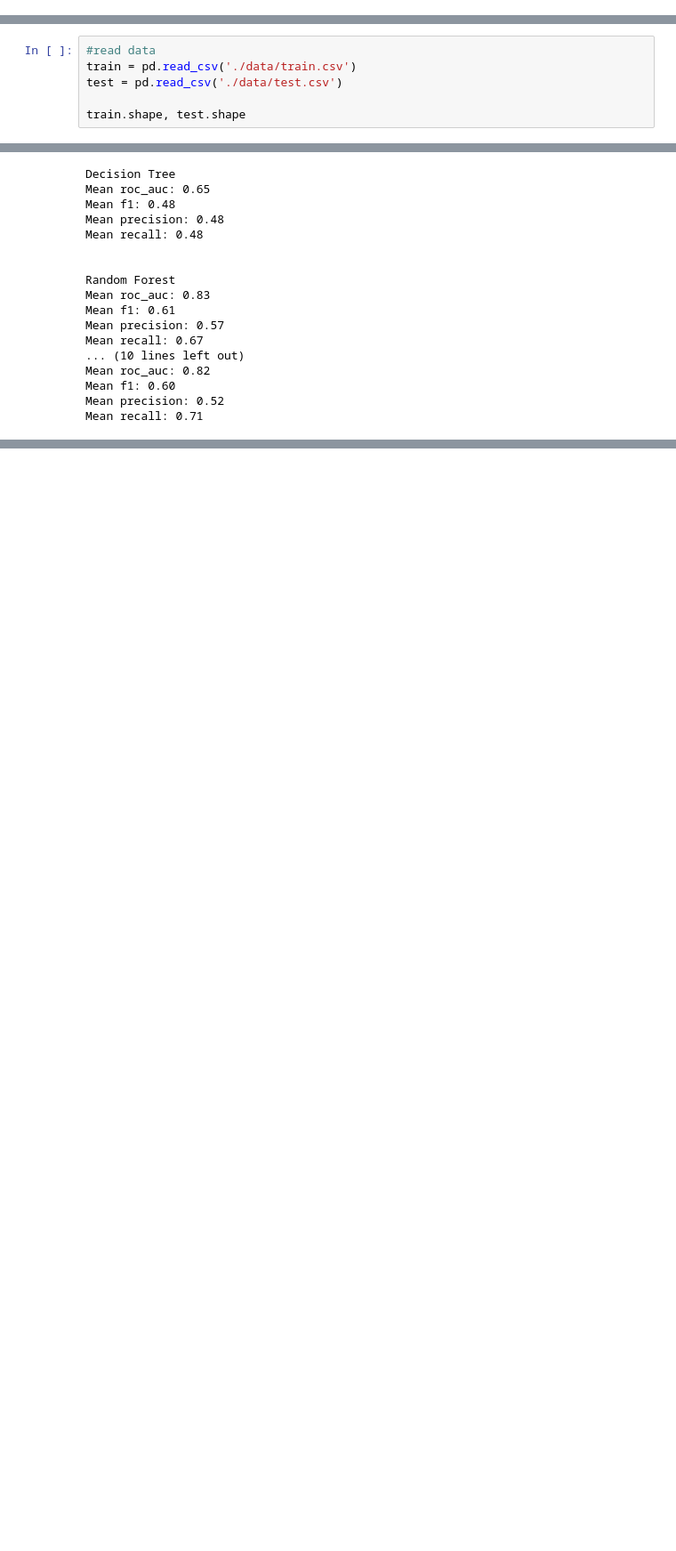
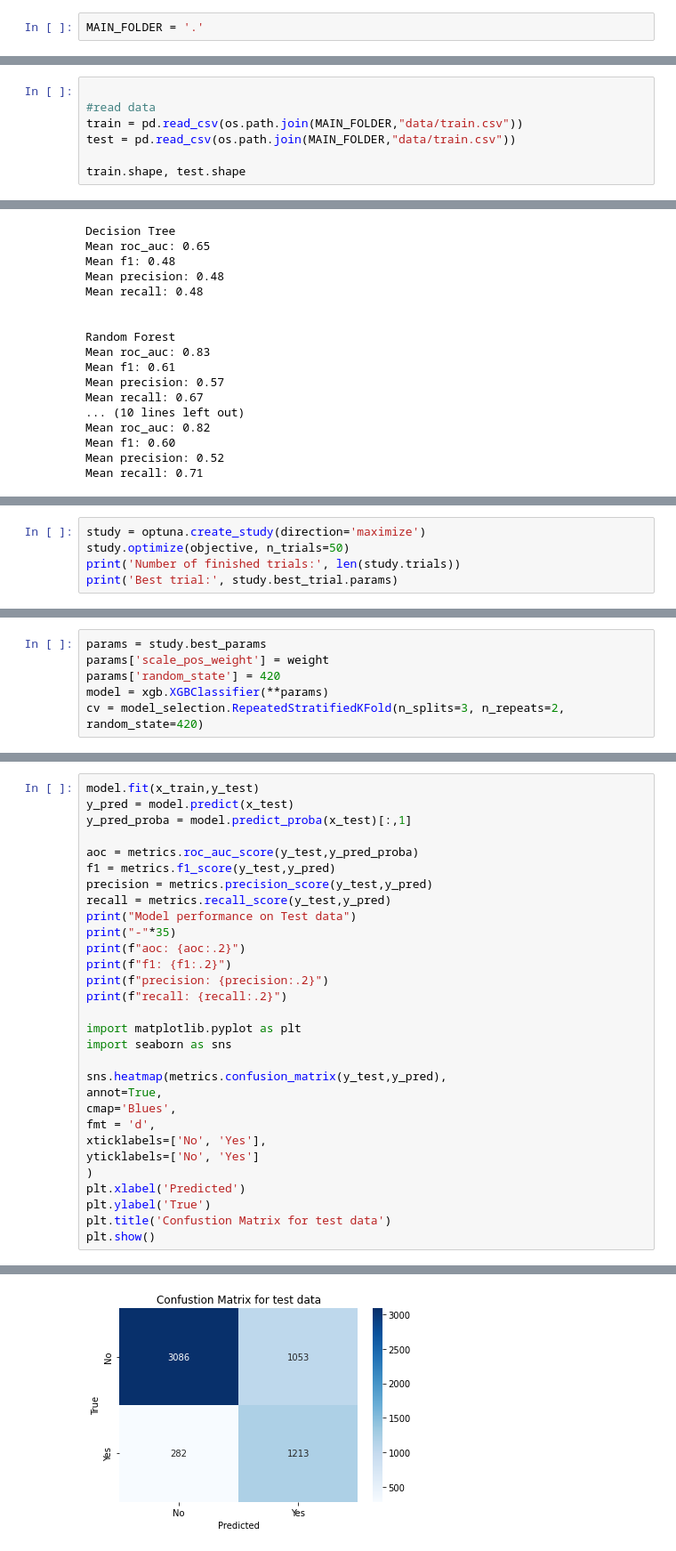
Before and after one commit to agno-nymous/Telco-customer-churn, a Jupyter notebook: notebooks/2_preprocessing.ipynb, the cells around one changed output, grey strips where cells are left out. Shown: that part at 89% size. Drawn from its saved outputs; the diff is of its cells as text; blank space fills up the shorter version.

Commit message:
hyperparameter tuning and model inference done

```diff
--- a/notebooks/2_preprocessing.ipynb
+++ b/notebooks/2_preprocessing.ipynb
@@ -1,3 +1,5 @@
+# %%
+MAIN_FOLDER = '.'
 # %%
 import pandas as pd
 import numpy as np
@@ -21,9 +23,10 @@ warnings.filterwarnings('ignore')
 import os
 os.environ['KMP_DUPLICATE_LIB_OK']='True'
 # %%
+
 #read data
-train = pd.read_csv('./data/train.csv')
-test = pd.read_csv('./data/test.csv')
+train = pd.read_csv(os.path.join(MAIN_FOLDER,"data/train.csv"))
+test = pd.read_csv(os.path.join(MAIN_FOLDER,"data/train.csv"))
 
 train.shape, test.shape
 # %% [output]
@@ -190,0 +226,5 @@ The best model is found to be XGBoost which had the large scores in both roc-auc
+# %%
+study = optuna.create_study(direction='maximize')
+study.optimize(objective, n_trials=50)
+print('Number of finished trials:', len(study.trials))
+print('Best trial:', study.best_trial.params)
@@ -190,0 +251,6 @@ The best model is found to be XGBoost which had the large scores in both roc-auc
+# %%
+params = study.best_params
+params['scale_pos_weight'] = weight
+params['random_state'] = 420
+model = xgb.XGBClassifier(**params)
+cv = model_selection.RepeatedStratifiedKFold(n_splits=3, n_repeats=2, random_state=420)
@@ -190,0 +266,31 @@ The best model is found to be XGBoost which had the large scores in both roc-auc
+# %%
+model.fit(x_train,y_test)
+y_pred = model.predict(x_test)
+y_pred_proba = model.predict_proba(x_test)[:,1]
+
+aoc = metrics.roc_auc_score(y_test,y_pred_proba)
+f1 = metrics.f1_score(y_test,y_pred)
+precision = metrics.precision_score(y_test,y_pred)
+recall = metrics.recall_score(y_test,y_pred)
+print("Model performance on Test data")
+print("-"*35)
+print(f"aoc: {aoc:.2}")
+print(f"f1: {f1:.2}")
+print(f"precision: {precision:.2}")
+print(f"recall: {recall:.2}")
+
+import matplotlib.pyplot as plt
+import seaborn as sns
+
+sns.heatmap(metrics.confusion_matrix(y_test,y_pred),
+annot=True,
+cmap='Blues',
+fmt = 'd',
+xticklabels=['No', 'Yes'],
+yticklabels=['No', 'Yes']
+)
+plt.xlabel('Predicted')
+plt.ylabel('True')
+plt.title('Confustion Matrix for test data')
+plt.show()
+# %% [output]
@@ -190,0 +303 @@ The best model is found to be XGBoost which had the large scores in both roc-auc
+[figure, added]
```
Also changed, not shown: parts of 25 cells of this notebook, 2 other files.
